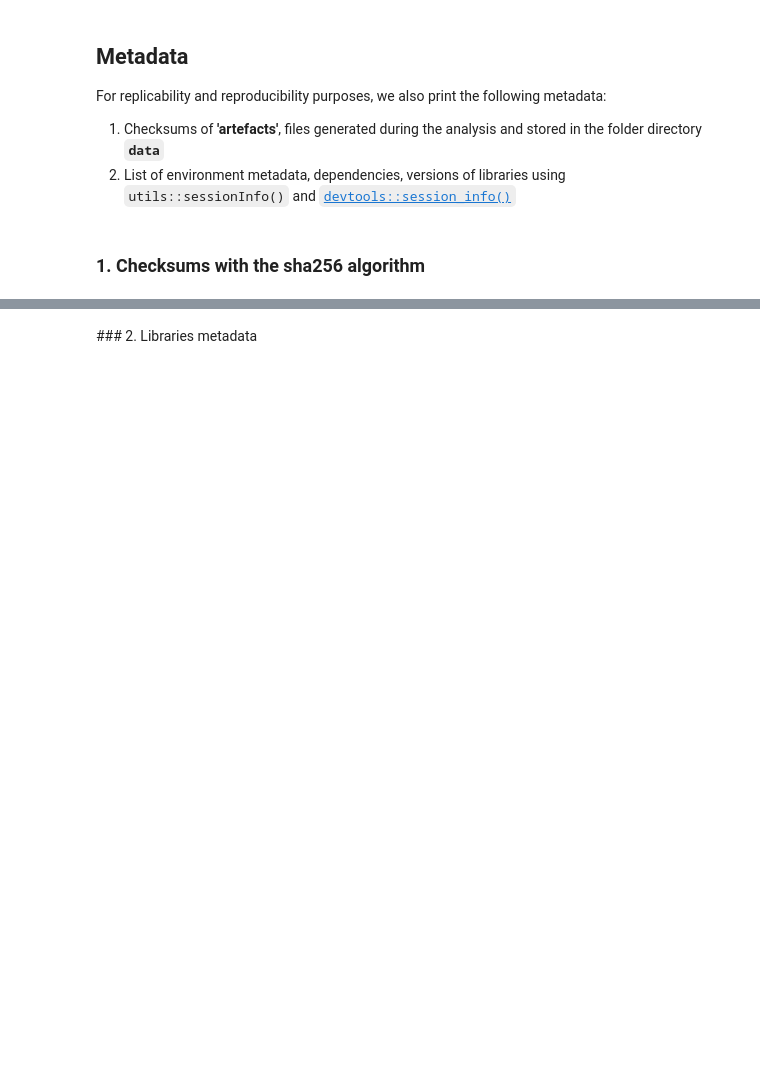
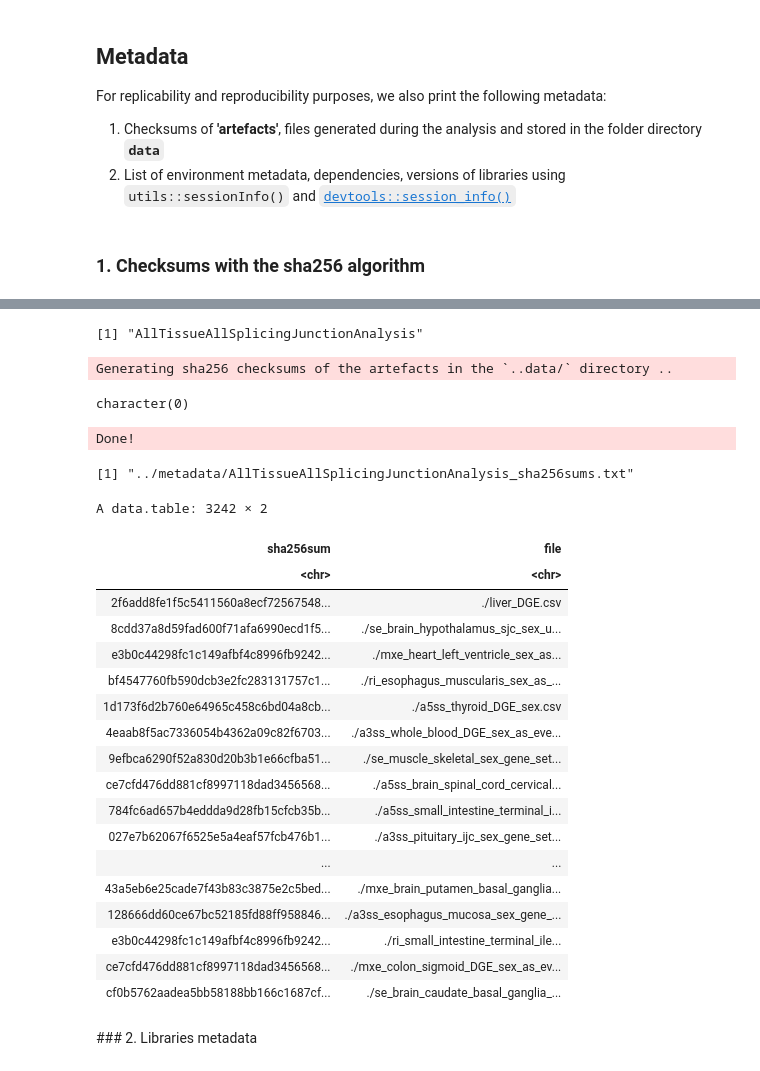
Before and after one commit to TheJacksonLaboratory/sbas, a Jupyter notebook: jupyter/AllTissueAllSplicingJunctionAnalysis.ipynb, the cells around one changed output, grey strips where cells are left out. Drawn from its saved outputs; the diff is of its cells as text; code cells hidden in the pictures; blank space fills up the shorter version.

```diff
--- a/jupyter/AllTissueAllSplicingJunctionAnalysis.ipynb
+++ b/jupyter/AllTissueAllSplicingJunctionAnalysis.ipynb
@@ -2173,7 +1689,7 @@ For replicability and reproducibility purposes, we also print the following meta
 ### 1. Checksums with the sha256 algorithm
 # %%
 rm (notebookid)
-notebookid   = "AllTissueJunctionAnalysis"
+notebookid   = "AllTissueAllSplicingJunctionAnalysis"
 notebookid
 
 message("Generating sha256 checksums of the artefacts in the `..data/` directory .. ")
@@ -2183,3 +1699,4 @@ message("Done!\n")
 paste0("../metadata/", notebookid, "_sha256sums.txt")
 
 data.table::fread(paste0("../metadata/", notebookid, "_sha256sums.txt"), header = FALSE, col.names = c("sha256sum", "file"))
+# %% [output]
@@ -2186,3 +1705,27 @@ data.table::fread(paste0("../metadata/", notebookid, "_sha256sums.txt"), header
+[1] "AllTissueAllSplicingJunctionAnalysis"
+Generating sha256 checksums of the artefacts in the `..data/` directory ..
+character(0)
+Done!
+[1] "../metadata/AllTissueAllSplicingJunctionAnalysis_sha256sums.txt"
+A data.table: 3242 × 2
+| sha256sum | file |
+| <chr> | <chr> |
+| 2f6add8fe1f5c5411560a8ecf72567548... | ./liver_DGE.csv |
+| 8cdd37a8d59fad600f71afa6990ecd1f5... | ./se_brain_hypothalamus_sjc_sex_u... |
+| e3b0c44298fc1c149afbf4c8996fb9242... | ./mxe_heart_left_ventricle_sex_as... |
+| bf4547760fb590dcb3e2fc283131757c1... | ./ri_esophagus_muscularis_sex_as_... |
+| 1d173f6d2b760e64965c458c6bd04a8cb... | ./a5ss_thyroid_DGE_sex.csv |
+| 4eaab8f5ac7336054b4362a09c82f6703... | ./a3ss_whole_blood_DGE_sex_as_eve... |
+| 9efbca6290f52a830d20b3b1e66cfba51... | ./se_muscle_skeletal_sex_gene_set... |
+| ce7cfd476dd881cf8997118dad3456568... | ./a5ss_brain_spinal_cord_cervical... |
+| 784fc6ad657b4eddda9d28fb15cfcb35b... | ./a5ss_small_intestine_terminal_i... |
+| 027e7b62067f6525e5a4eaf57fcb476b1... | ./a3ss_pituitary_ijc_sex_gene_set... |
+| ... | ... |
+| 43a5eb6e25cade7f43b83c3875e2c5bed... | ./mxe_brain_putamen_basal_ganglia... |
+| 128666dd60ce67bc52185fd88ff958846... | ./a3ss_esophagus_mucosa_sex_gene_... |
+| e3b0c44298fc1c149afbf4c8996fb9242... | ./ri_small_intestine_terminal_ile... |
+| ce7cfd476dd881cf8997118dad3456568... | ./mxe_colon_sigmoid_DGE_sex_as_ev... |
+| cf0b5762aadea5bb58188bb166c1687cf... | ./se_brain_caudate_basal_ganglia_... |
 # %% [markdown]
 ### 2. Libraries metadata
 # %%
```
Also changed, not shown: parts of 21 cells of this notebook, 4 other files.
